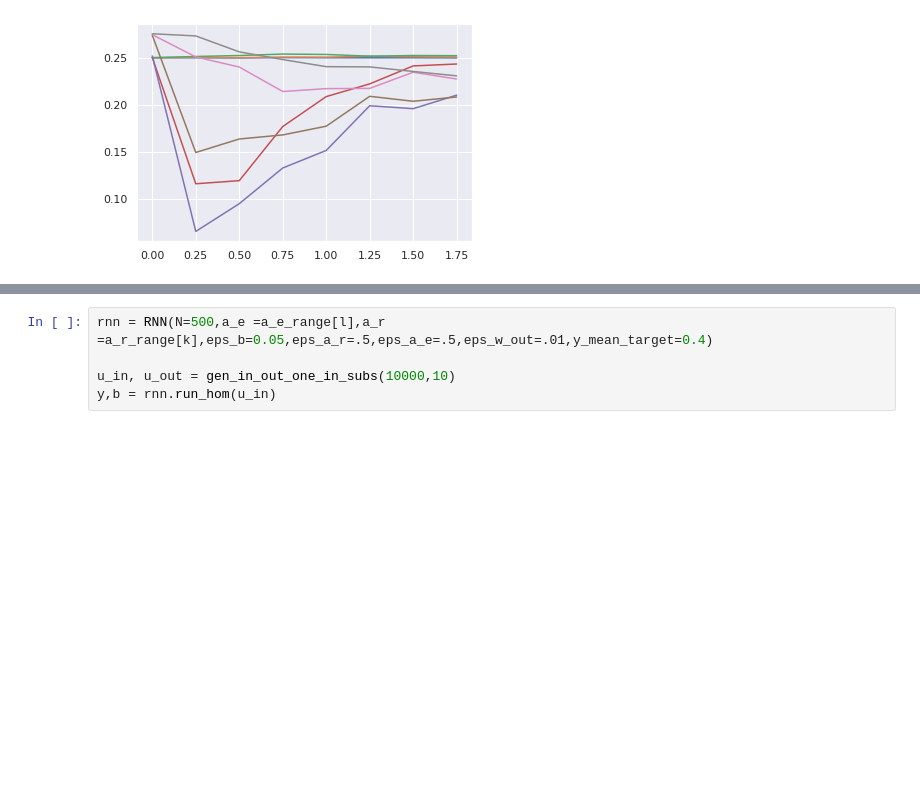
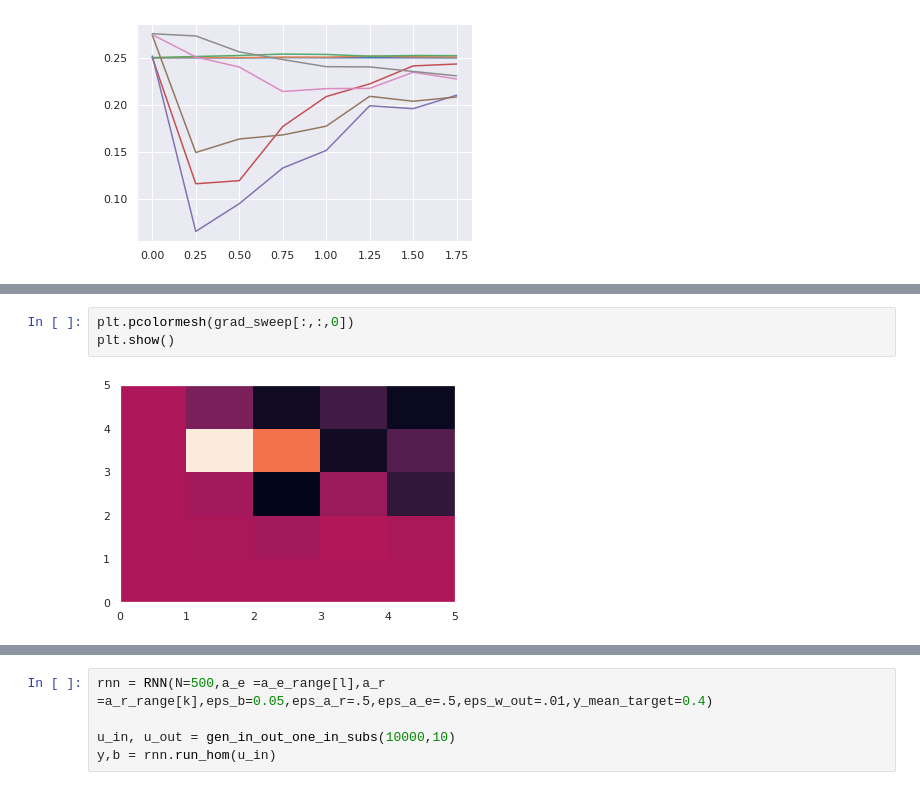
Before and after one commit to FabianSchubert/DrivenRandNetworkCriticality, a Jupyter notebook: code/Gradient_Based_Adaptation/rnn_positive_act.ipynb, the cells around one changed output, grey strips where cells are left out. Saved outputs shown, nothing was run; the diff lists cells and outputs as text; blank space fills up the shorter version.

```diff
--- a/code/Gradient_Based_Adaptation/rnn_positive_act.ipynb
+++ b/code/Gradient_Based_Adaptation/rnn_positive_act.ipynb
@@ -291,0 +332,5 @@ plt.show()
+# %%
+plt.pcolormesh(grad_sweep[:,:,0])
+plt.show()
+# %% [output]
+[figure, added]
```
Also changed, not shown: parts of 5 cells of this notebook, 3 other files.
